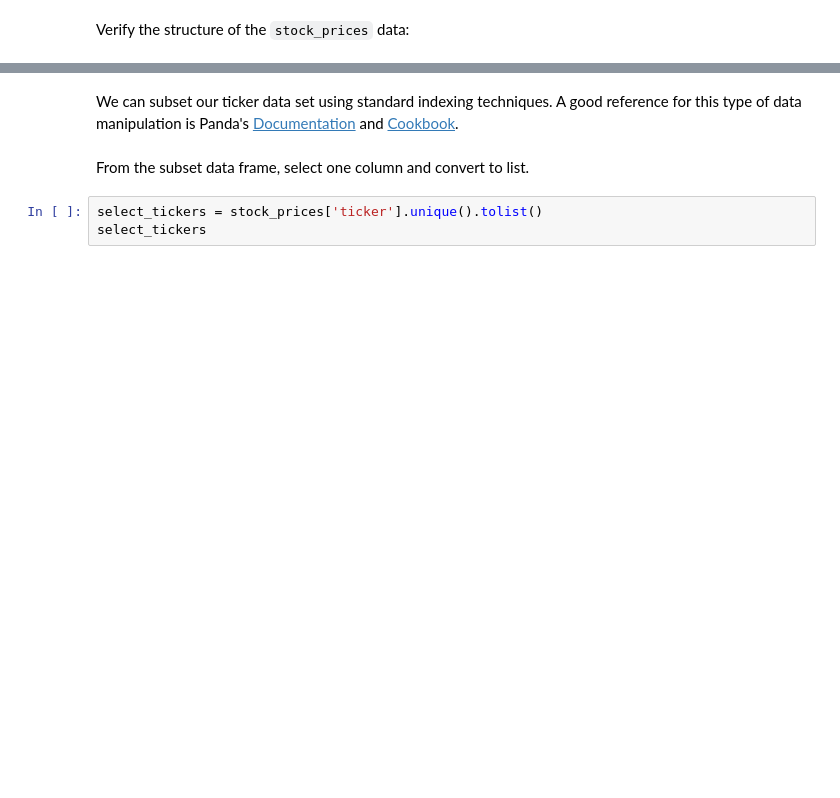
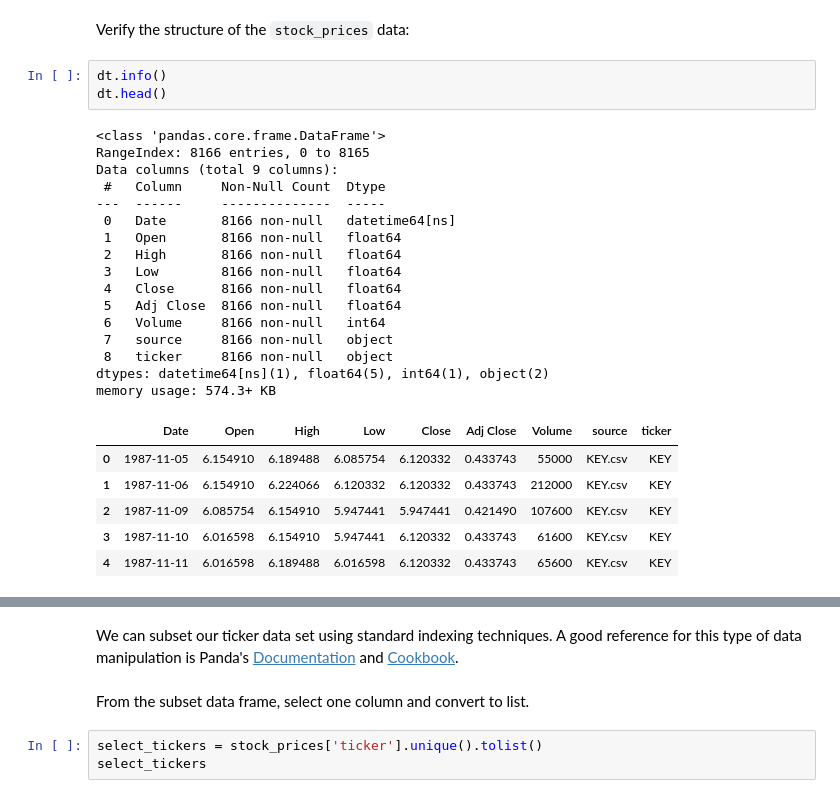
Before and after one commit to UofT-DSI/production, a Jupyter notebook: 01_materials/labs/02_data_engineering.ipynb, the cells around one changed output, grey strips where cells are left out. Drawn from its saved outputs; the diff is of its cells as text; blank space fills up the shorter version.

```diff
--- a/01_materials/labs/02_data_engineering.ipynb
+++ b/01_materials/labs/02_data_engineering.ipynb
@@ -87,4 +128,30 @@ stock_prices = pd.concat(dt_list, axis = 0, ignore_index = True)
 # %% [markdown]
 Verify the structure of the `stock_prices` data:
+# %%
+dt.info()
+dt.head()
+# %% [output]
+<class 'pandas.core.frame.DataFrame'>
+RangeIndex: 8166 entries, 0 to 8165
+Data columns (total 9 columns):
+ #   Column     Non-Null Count  Dtype
+---  ------     --------------  -----
+ 0   Date       8166 non-null   datetime64[ns]
+ 1   Open       8166 non-null   float64
+ 2   High       8166 non-null   float64
+ 3   Low        8166 non-null   float64
+ 4   Close      8166 non-null   float64
+ 5   Adj Close  8166 non-null   float64
+ 6   Volume     8166 non-null   int64
+ 7   source     8166 non-null   object
+ 8   ticker     8166 non-null   object
+dtypes: datetime64[ns](1), float64(5), int64(1), object(2)
+memory usage: 574.3+ KB
+|  | Date | Open | High | Low | Close | Adj Close | Volume | source | ticker |
+| 0 | 1987-11-05 | 6.154910 | 6.189488 | 6.085754 | 6.120332 | 0.433743 | 55000 | KEY.csv | KEY |
+| 1 | 1987-11-06 | 6.154910 | 6.224066 | 6.120332 | 6.120332 | 0.433743 | 212000 | KEY.csv | KEY |
+| 2 | 1987-11-09 | 6.085754 | 6.154910 | 5.947441 | 5.947441 | 0.421490 | 107600 | KEY.csv | KEY |
+| 3 | 1987-11-10 | 6.016598 | 6.154910 | 5.947441 | 6.120332 | 0.433743 | 61600 | KEY.csv | KEY |
+| 4 | 1987-11-11 | 6.016598 | 6.189488 | 6.016598 | 6.120332 | 0.433743 | 65600 | KEY.csv | KEY |
 # %%
 stock_prices.info()
```
Also changed, not shown: parts of 12 cells of this notebook, 1 other file.
